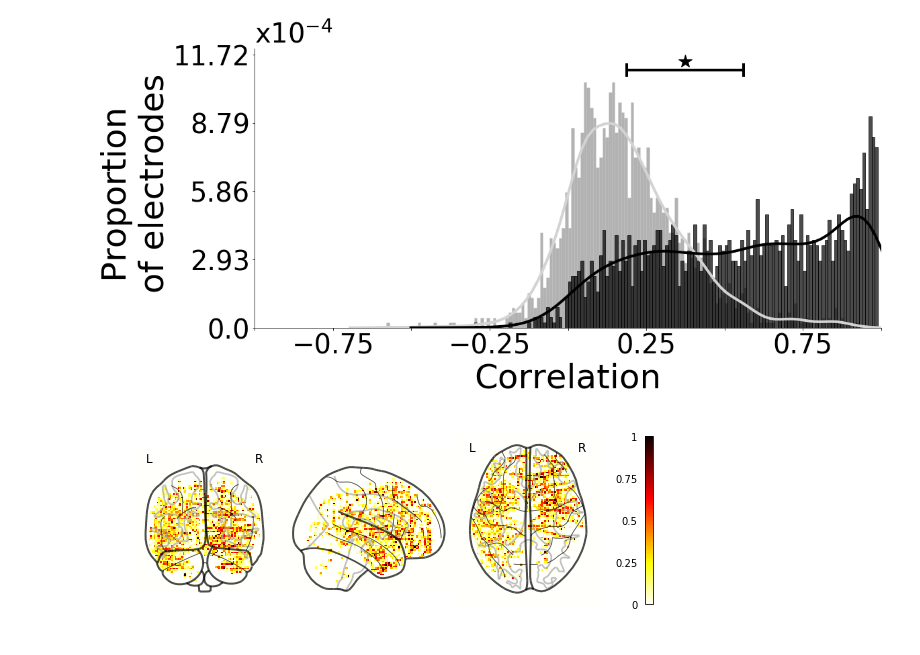
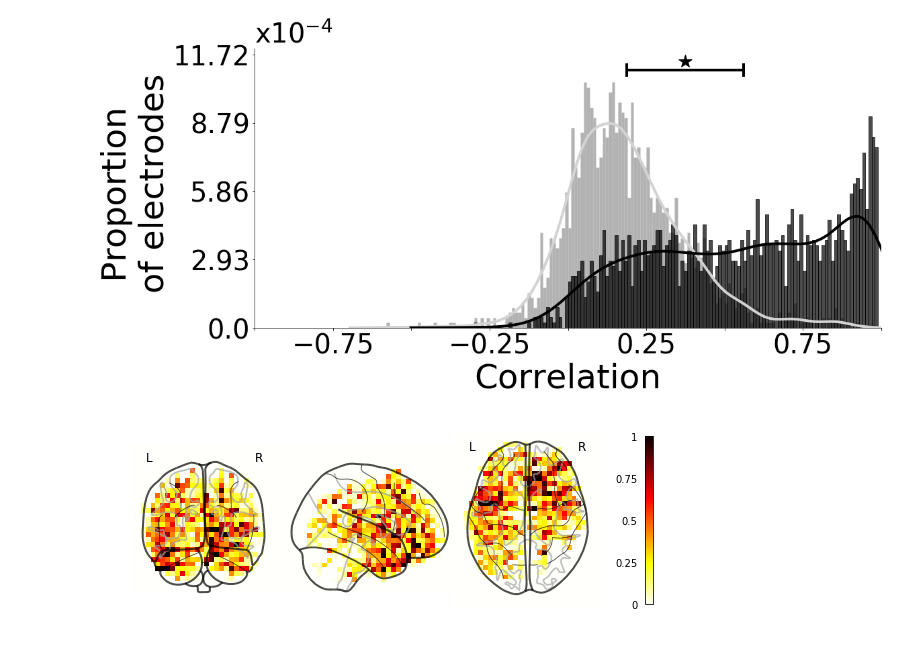
Before and after one commit to ContextLab/supereeg_paper, a Jupyter notebook: code/notebooks/corrmap.ipynb, the cells around one changed output. Drawn from its saved outputs; the diff is of its cells as text; code cells hidden in the pictures.

```diff
--- a/code/notebooks/corrmap.ipynb
+++ b/code/notebooks/corrmap.ipynb
@@ -254,8 +345,6 @@ Ttest_relResult(statistic=6.6503478192699195, pvalue=8.744870451395446e-07)
 # %%
 catfr_locs = plot.compile_df_locs(corr_catfr_df['R'])
 # %%
-fig_count +=1
-outfile = os.path.join(fig_dir, str(fig_count) + '.pdf')
-plot.interp_corr(catfr_locs, np.atleast_2d(catfr_across), width=2, vox_size=2, outfile=outfile)
+plot.interp_corr(catfr_locs, np.atleast_2d(catfr_across), width=6, vox_size=6, outfile=None)
 # %% [output]
-[figure, old version]
+[figure, new version]
```
Also changed, not shown: parts of 49 cells of this notebook, 27 other files.
